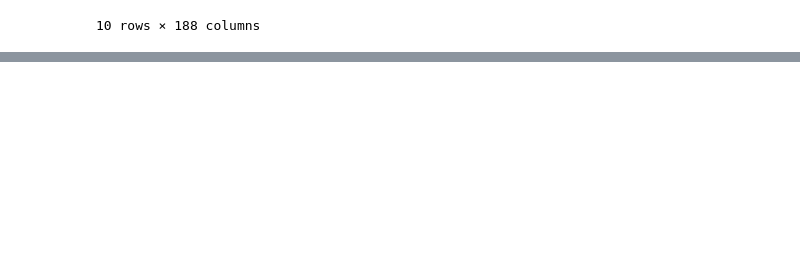
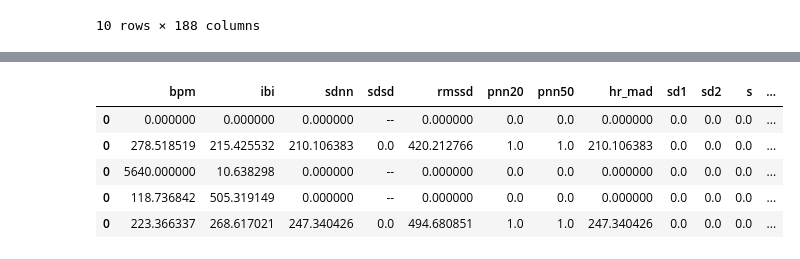
Before and after one commit to bartekbiz/ECD-Anomaly-Detection-Model, a Jupyter notebook: notebooks/ECD-Anomaly-Detection.ipynb, the cells around one changed output, grey strips where cells are left out. Saved outputs shown, nothing was run; the diff lists cells and outputs as text; code cells hidden in the pictures; blank space fills up the shorter version.

```diff
--- a/notebooks/ECD-Anomaly-Detection.ipynb
+++ b/notebooks/ECD-Anomaly-Detection.ipynb
@@ -24,0 +101,2 @@ df_normal.head(10)
+# %%
+df_normal_processed.fillna(0, inplace=True)
@@ -24,0 +126,9 @@ df_normal.head(10)
+# %%
+df_normal_processed.head()
+# %% [output]
+|  | bpm | ibi | sdnn | sdsd | rmssd | pnn20 | pnn50 | hr_mad | sd1 | sd2 | s | ... |
+| 0 | 0.000000 | 0.000000 | 0.000000 | -- | 0.000000 | 0.0 | 0.0 | 0.000000 | 0.0 | 0.0 | 0.0 | ... |
+| 0 | 278.518519 | 215.425532 | 210.106383 | 0.0 | 420.212766 | 1.0 | 1.0 | 210.106383 | 0.0 | 0.0 | 0.0 | ... |
+| 0 | 5640.000000 | 10.638298 | 0.000000 | -- | 0.000000 | 0.0 | 0.0 | 0.000000 | 0.0 | 0.0 | 0.0 | ... |
+| 0 | 118.736842 | 505.319149 | 0.000000 | -- | 0.000000 | 0.0 | 0.0 | 0.000000 | 0.0 | 0.0 | 0.0 | ... |
+| 0 | 223.366337 | 268.617021 | 247.340426 | 0.0 | 494.680851 | 1.0 | 1.0 | 247.340426 | 0.0 | 0.0 | 0.0 | ... |
```
Also changed, not shown: parts of 15 cells of this notebook.
